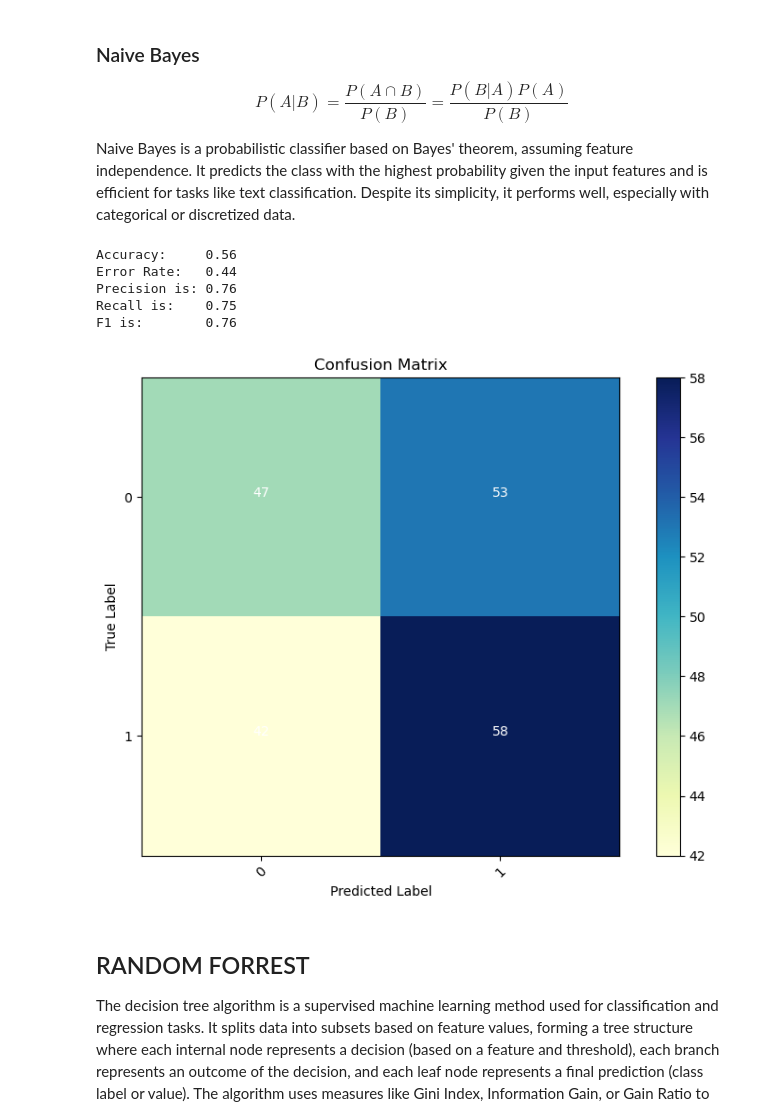
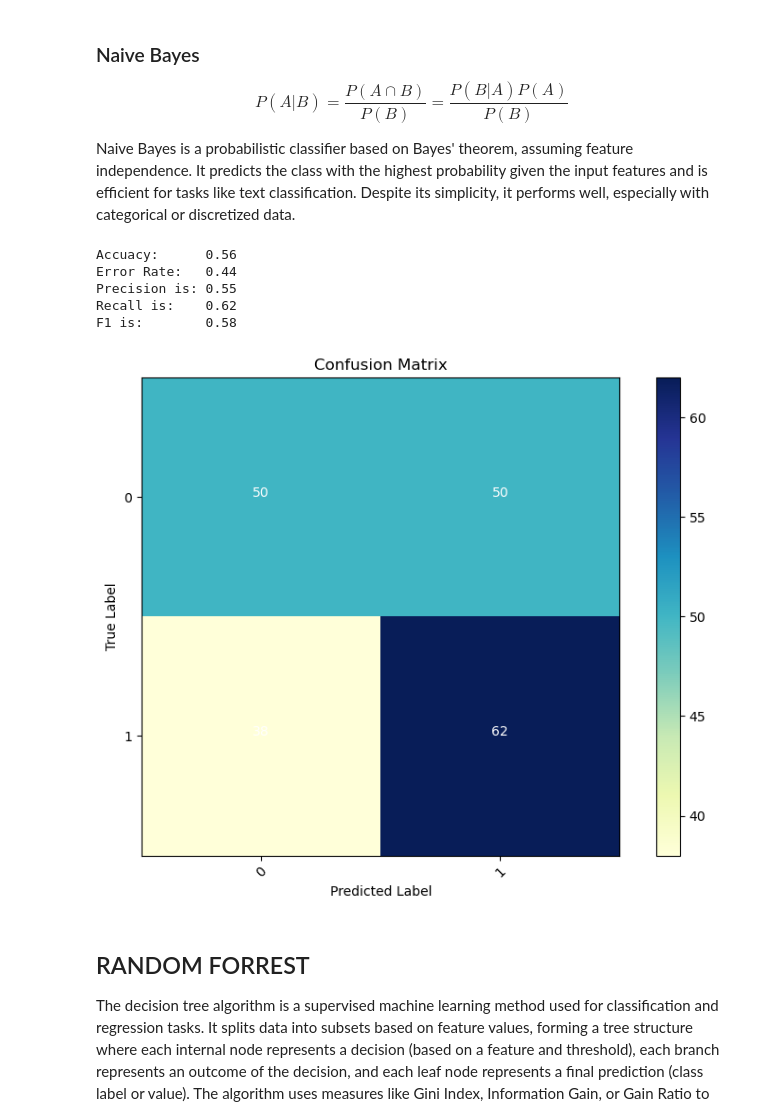
Before and after one commit to TommyD-GU/CPSC322finalProject, a Jupyter notebook: technicalreport.ipynb, the cells around one changed output. Saved outputs shown, nothing was run; the diff lists cells and outputs as text; code cells hidden in the pictures.

```diff
--- a/technicalreport.ipynb
+++ b/technicalreport.ipynb
@@ -201,26 +201,25 @@ for train_indices, test_indices in folds:
     nb_results.append((nb_y_test, nb_y_pred))
 # %%
 # Accuracy and Error Rate
-nb_accuracy, nb_error_rate = utils.calculate_accuracy_error_rate(nb_results)
-# Display the results
-print(f"Accuracy:     {nb_accuracy:.2f}")
-print(f"Error Rate:   {nb_error_rate:.2f}")
+acc_nb = utils.compute_accuracy(nb_y_pred, nb_y_test)
+print(f'Accuacy:      {acc_nb:.2f}')
+print(f"Error Rate:   {1-acc_nb:.2f}" )
 
-precision_nn, recall_nn, f1_nn = utils.calculate_precision_recall_f1(nb_y_test, nb_y_pred)
-print(f'Precision is: {precision:.2f}')
-print(f'Recall is:    {recall:.2f}')
-print(f'F1 is:        {f1:.2f}')
+precision_nb, recall_nb, f1_nb = utils.calculate_precision_recall_f1(nb_y_test, nb_y_pred)
+print(f'Precision is: {precision_nb:.2f}')
+print(f'Recall is:    {recall_nb:.2f}')
+print(f'F1 is:        {f1_nb:.2f}')
 
 utils.plot_confusion_matrix(nb_y_test, nb_y_pred, labels=[0, 1])
 # print(nb_y_pred)
 # print(nb_y_test)
 # %% [output]
-Accuracy:     0.56
+Accuacy:      0.56
 Error Rate:   0.44
-Precision is: 0.76
-Recall is:    0.75
-F1 is:        0.76
+Precision is: 0.55
+Recall is:    0.62
+F1 is:        0.58
-[figure, old version]
+[figure, new version]
 # %% [markdown]
 ## RANDOM FORREST
 
```
Also changed, not shown: parts of 7 cells of this notebook, 3 other files.
